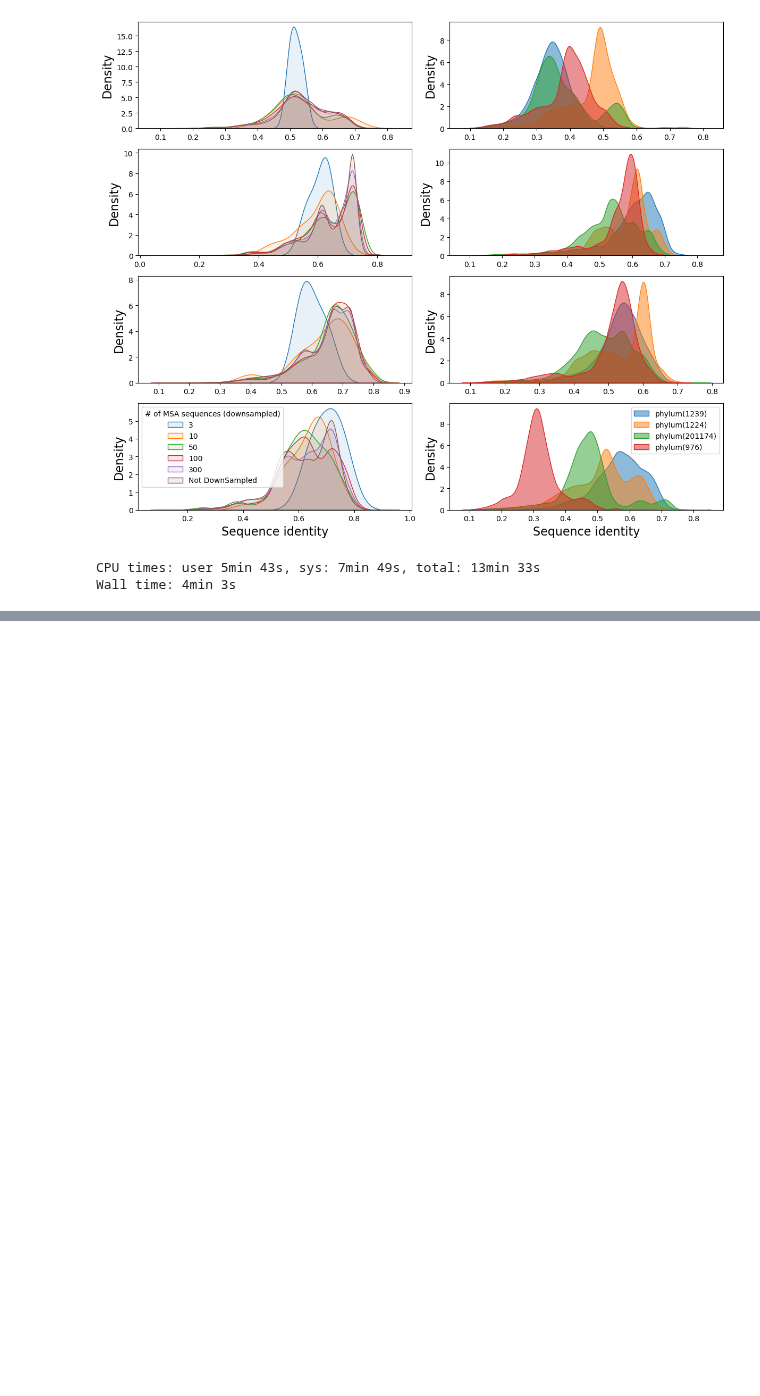
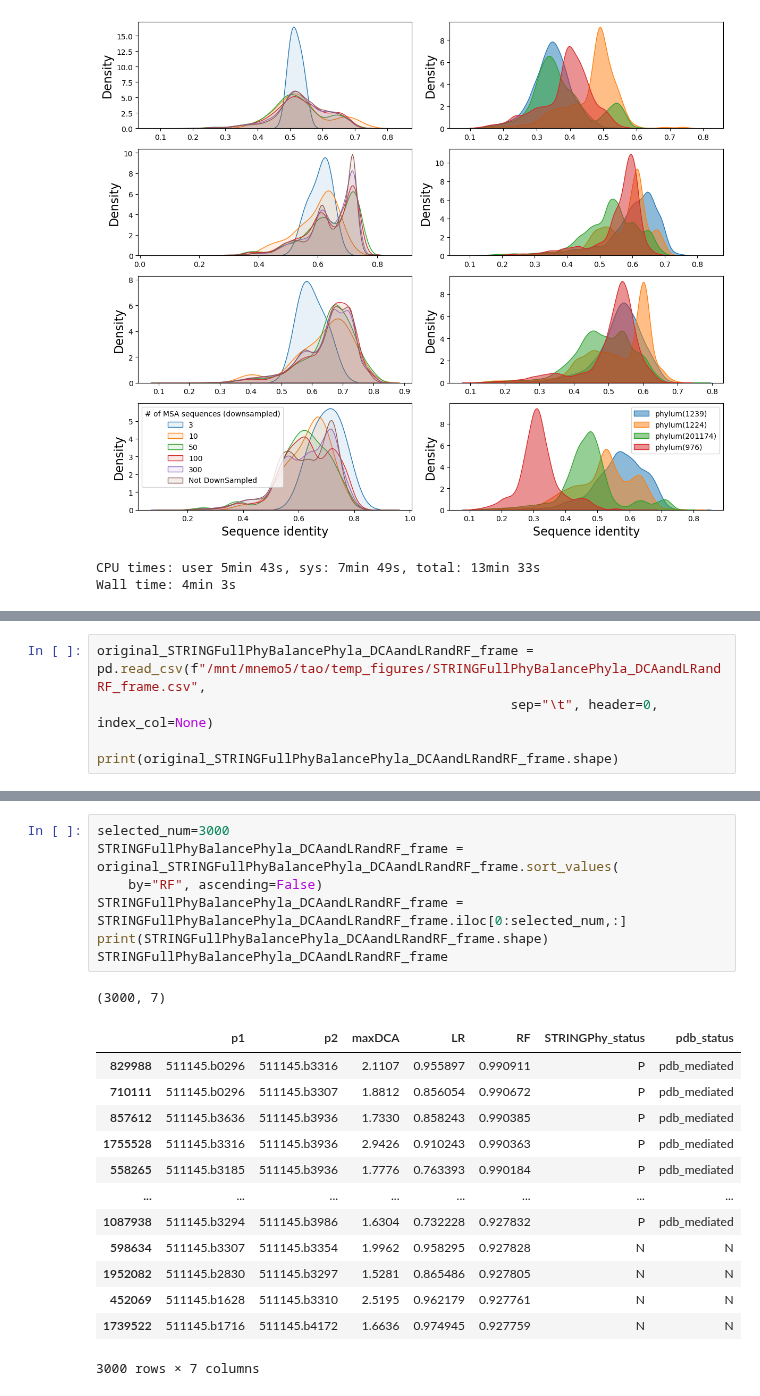
Before and after one commit to TaoDFang/PPI_Prediction_byCoevolution, a Jupyter notebook: notebooks/SR_review_comments.ipynb, the cells around one changed output, grey strips where cells are left out. Saved outputs shown, nothing was run; the diff lists cells and outputs as text; blank space fills up the shorter version.

```diff
--- a/notebooks/SR_review_comments.ipynb
+++ b/notebooks/SR_review_comments.ipynb
@@ -1140,0 +1159,5 @@ Wall time: 4min 3s
+# %%
+original_STRINGFullPhyBalancePhyla_DCAandLRandRF_frame = pd.read_csv(f"/mnt/mnemo5/tao/temp_figures/STRINGFullPhyBalancePhyla_DCAandLRandRF_frame.csv",
+                                                     sep="\t", header=0, index_col=None)
+
+print(original_STRINGFullPhyBalancePhyla_DCAandLRandRF_frame.shape)
@@ -1140,0 +1172,22 @@ Wall time: 4min 3s
+# %%
+selected_num=3000
+STRINGFullPhyBalancePhyla_DCAandLRandRF_frame = original_STRINGFullPhyBalancePhyla_DCAandLRandRF_frame.sort_values(
+    by="RF", ascending=False)
+STRINGFullPhyBalancePhyla_DCAandLRandRF_frame = STRINGFullPhyBalancePhyla_DCAandLRandRF_frame.iloc[0:selected_num,:]
+print(STRINGFullPhyBalancePhyla_DCAandLRandRF_frame.shape)
+STRINGFullPhyBalancePhyla_DCAandLRandRF_frame
+# %% [output]
+(3000, 7)
+|  | p1 | p2 | maxDCA | LR | RF | STRINGPhy_status | pdb_status |
+| 829988 | 511145.b0296 | 511145.b3316 | 2.1107 | 0.955897 | 0.990911 | P | pdb_mediated |
+| 710111 | 511145.b0296 | 511145.b3307 | 1.8812 | 0.856054 | 0.990672 | P | pdb_mediated |
+| 857612 | 511145.b3636 | 511145.b3936 | 1.7330 | 0.858243 | 0.990385 | P | pdb_mediated |
+| 1755528 | 511145.b3316 | 511145.b3936 | 2.9426 | 0.910243 | 0.990363 | P | pdb_mediated |
+| 558265 | 511145.b3185 | 511145.b3936 | 1.7776 | 0.763393 | 0.990184 | P | pdb_mediated |
+| ... | ... | ... | ... | ... | ... | ... | ... |
+| 1087938 | 511145.b3294 | 511145.b3986 | 1.6304 | 0.732228 | 0.927832 | P | pdb_mediated |
+| 598634 | 511145.b3307 | 511145.b3354 | 1.9962 | 0.958295 | 0.927828 | N | N |
+| 1952082 | 511145.b2830 | 511145.b3297 | 1.5281 | 0.865486 | 0.927805 | N | N |
+| 452069 | 511145.b1628 | 511145.b3310 | 2.5195 | 0.962179 | 0.927761 | N | N |
+| 1739522 | 511145.b1716 | 511145.b4172 | 1.6636 | 0.974945 | 0.927759 | N | N |
+3000 rows × 7 columns
```
Also changed, not shown: parts of 26 cells of this notebook.
